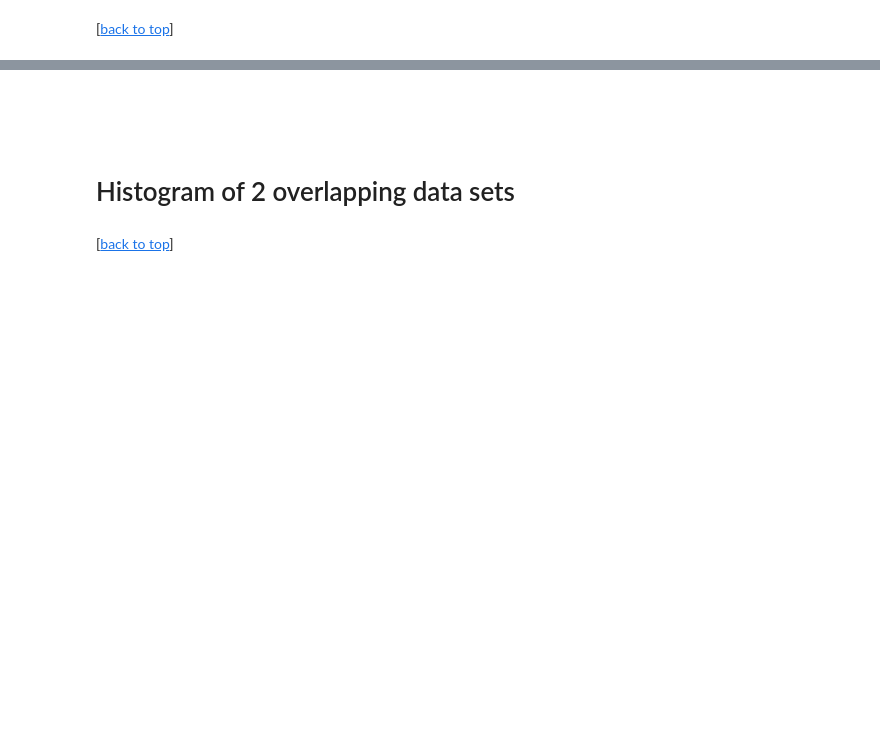
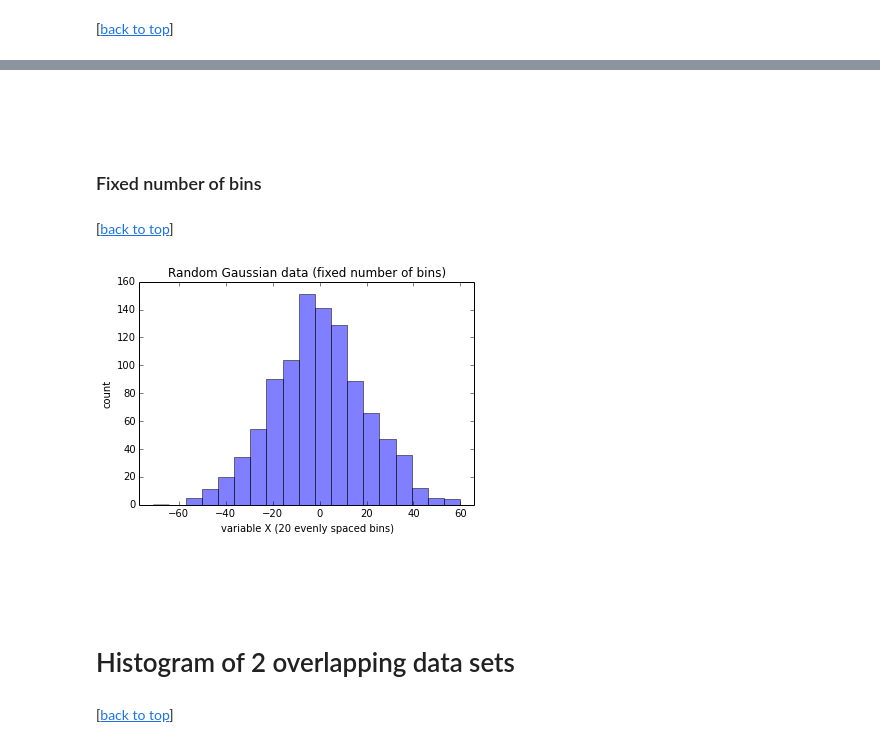
Before and after one commit to rasbt/matplotlib-gallery, a Jupyter notebook: ipynb/histograms.ipynb, the cells around one changed output, grey strips where cells are left out. Saved outputs shown, nothing was run; the diff lists cells and outputs as text; code cells hidden in the pictures; blank space fills up the shorter version.

```diff
--- a/ipynb/histograms.ipynb
+++ b/ipynb/histograms.ipynb
@@ -60,3 +73,32 @@ plt.show()
+# %% [markdown]
+<br>
+<br>
+# %% [markdown]
+### Fixed number of bins
+# %% [markdown]
+[[back to top](#Sections)]
+# %%
+import numpy as np
+import random
+import math
+from matplotlib import pyplot as plt
+
+data = np.random.normal(0, 20, 1000)
+
+bins = np.linspace(math.ceil(min(data)),
+                   math.floor(max(data)),
+                   20) # fixed number of bins
+
+plt.xlim([min(data)-5, max(data)+5])
+
+plt.hist(data, bins=bins, alpha=0.5)
+plt.title('Random Gaussian data (fixed number of bins)')
+plt.xlabel('variable X (20 evenly spaced bins)')
+plt.ylabel('count')
+
+plt.show()
+# %% [output]
+[figure, added]
 # %% [markdown]
 <br>
 <br>
```
Also changed, not shown: parts of 7 cells of this notebook.
